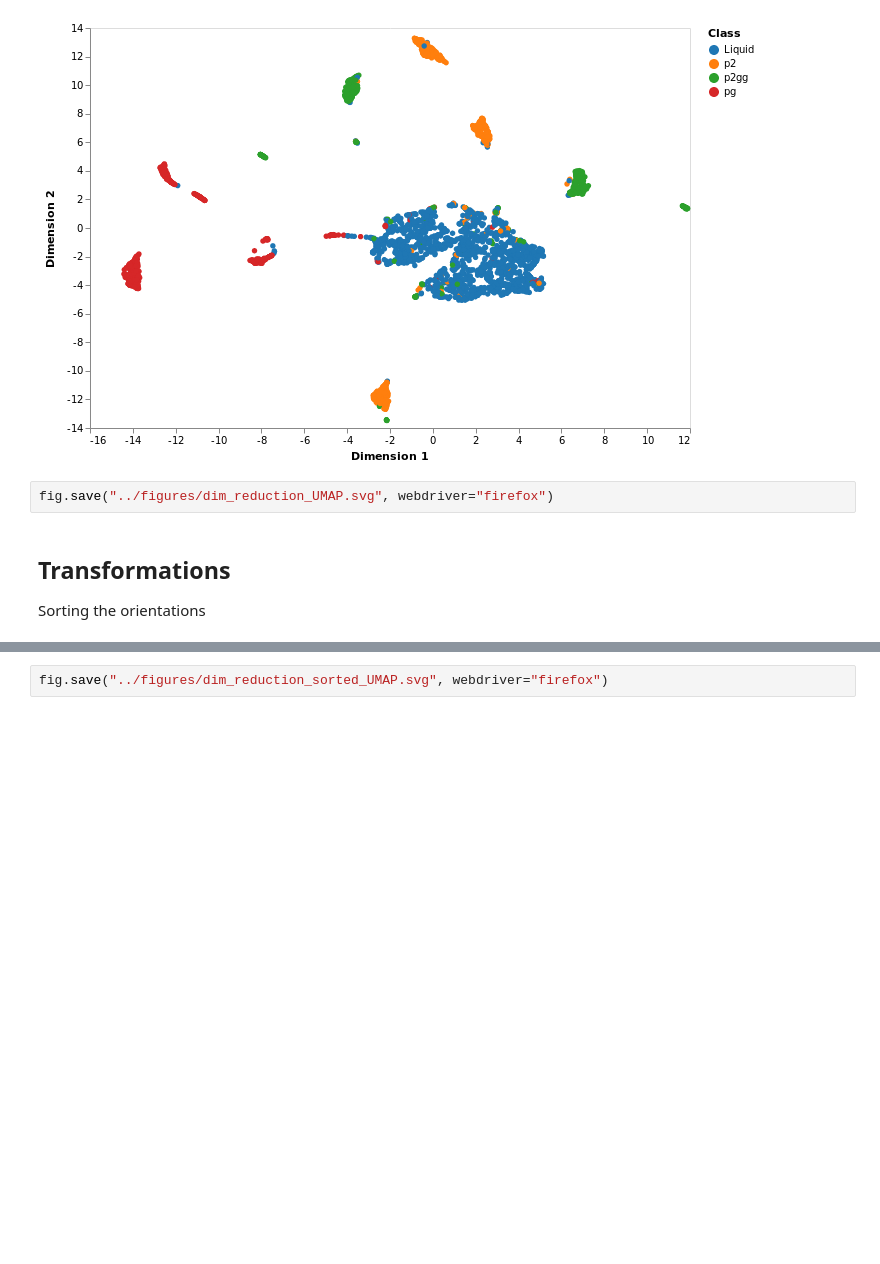
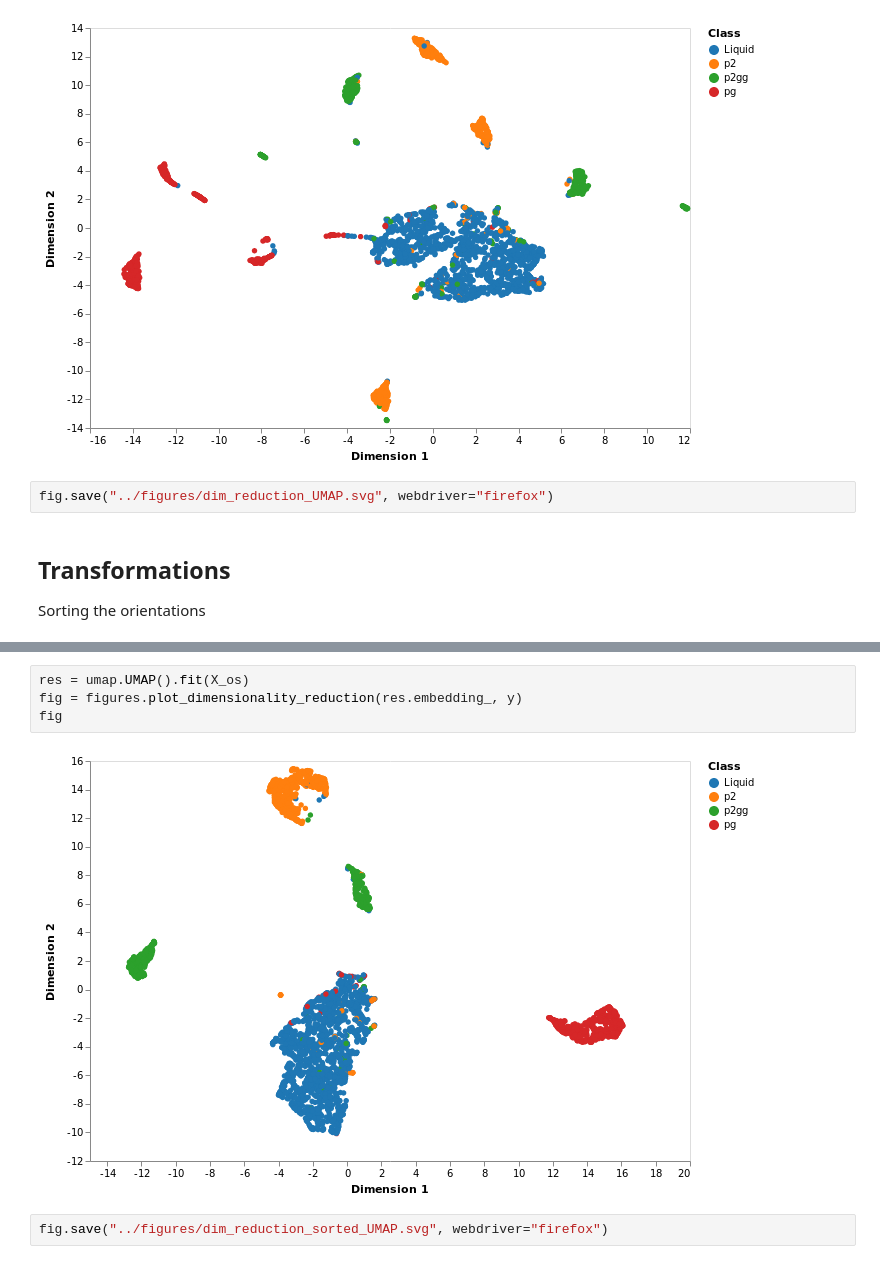
Before and after one commit to malramsay64/MLCrystals, a Jupyter notebook: notebooks/02_Features.ipynb, the cells around one changed output, grey strips where cells are left out. Cells and saved outputs as stored; diff of their text form; blank space fills up the shorter version.

```diff
--- a/notebooks/02_Features.ipynb
+++ b/notebooks/02_Features.ipynb
@@ -344,2 +354,8 @@ fig
+# %%
+res = umap.UMAP().fit(X_os)
+fig = figures.plot_dimensionality_reduction(res.embedding_, y)
+fig
+# %% [output]
+[figure, added]
 # %%
 fig.save("../figures/dim_reduction_sorted_UMAP.svg", webdriver="firefox")
```
Also changed, not shown: parts of 5 cells of this notebook, 2 other files.
